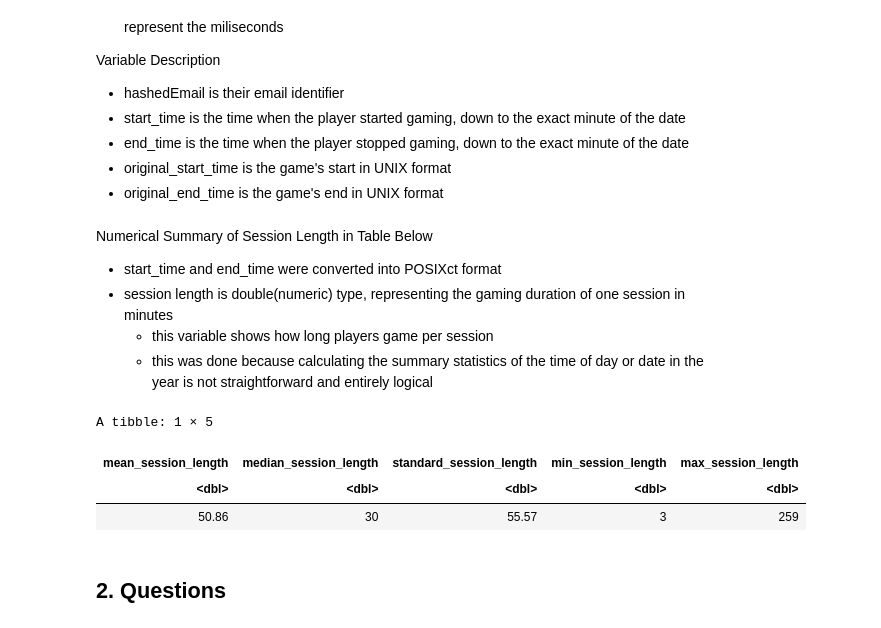
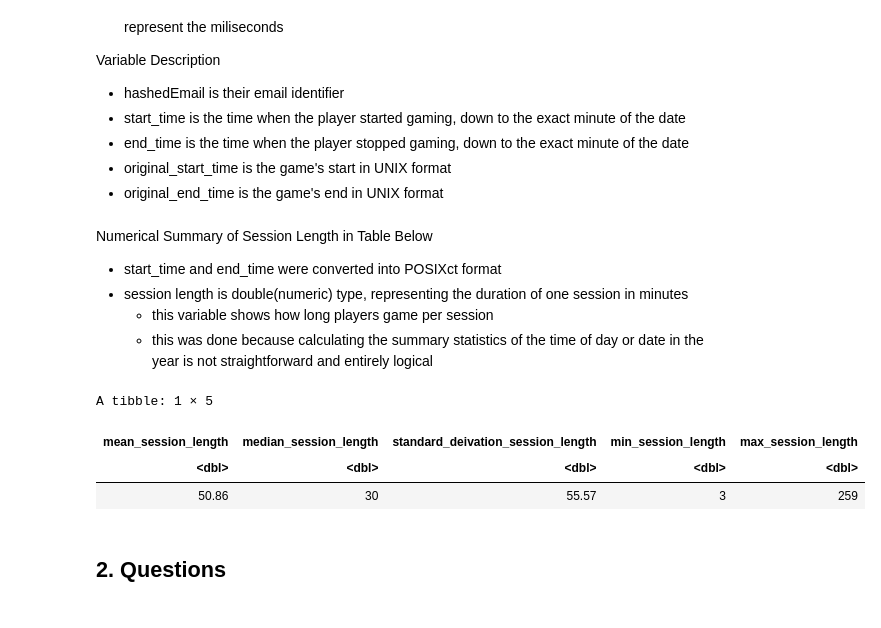
Before and after one commit to vckytn22/DSCI-100-004-27-Individual-Planning-Stage-Vicky-Tan, a Jupyter notebook: individual_planning_stage_97847115.ipynb, the cells around one changed output. Cells and saved outputs as stored; diff of their text form; code cells hidden in the pictures.

```diff
--- a/individual_planning_stage_97847115.ipynb
+++ b/individual_planning_stage_97847115.ipynb
@@ -176,28 +187,28 @@ Variable Description
 # %% [markdown]
 Numerical Summary of Session Length in Table Below
 - start_time and end_time were converted into POSIXct format
-- session length is double(numeric) type, representing the gaming duration of one session in minutes
+- session length is double(numeric) type, representing the duration of one session in minutes
     - this variable shows how long players game per session
     - this was done because calculating the summary statistics of the time of day or date in the year is not straightforward and entirely logical
 # %%
 sessions_data_converted <- sessions_data |>
     mutate(
     start_time = dmy_hm(start_time),
     end_time = dmy_hm(end_time))
 session_length_data <- sessions_data_converted |>
     mutate(session_length = as.numeric(difftime(end_time, start_time, units = "mins")))
 
 session_length_summary <- session_length_data |>
     summarize(
         mean_session_length = round(mean(session_length, na.rm = TRUE), 2),
         median_session_length = round(median(session_length, na.rm = TRUE), 2),
-        standard_session_length = round(sd(session_length, na.rm = TRUE), 2),
+        standard_deivation_session_length = round(sd(session_length, na.rm = TRUE), 2),
         min_session_length = min(session_length, na.rm = TRUE),
         max_session_length = max(session_length, na.rm = TRUE))
 session_length_summary
 # %% [output]
 A tibble: 1 × 5
-| mean_session_length | median_session_length | standard_session_length | min_session_length | max_session_length |
+| mean_session_length | median_session_length | standard_deivation_session_length | min_session_length | max_session_length |
 | <dbl> | <dbl> | <dbl> | <dbl> | <dbl> |
 | 50.86 | 30 | 55.57 | 3 | 259 |
 # %% [markdown]
```
Also changed, not shown: parts of 13 cells of this notebook.
